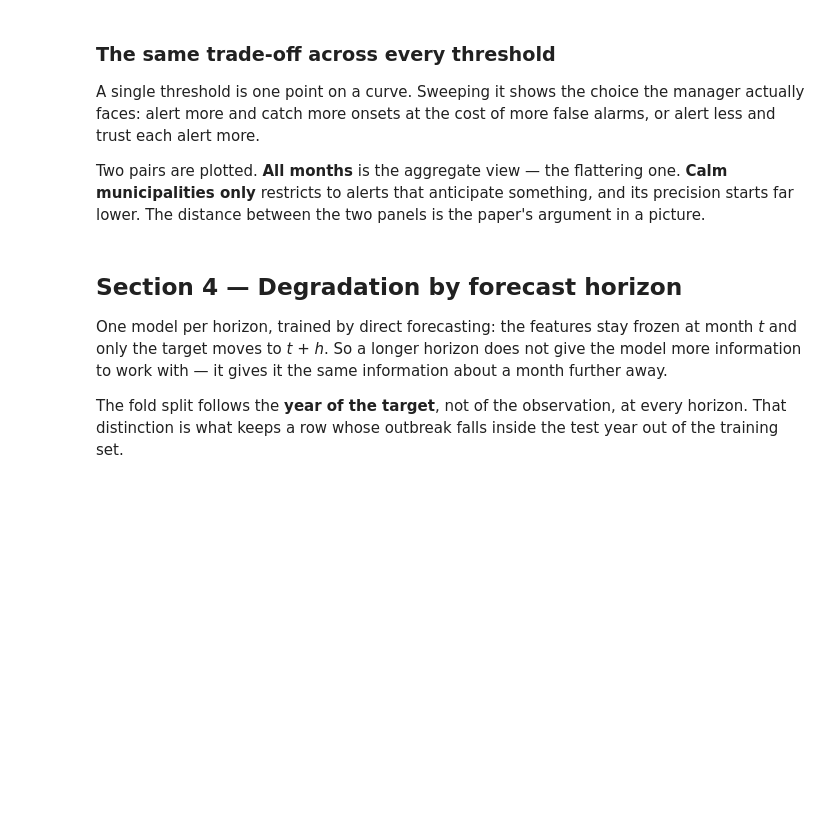
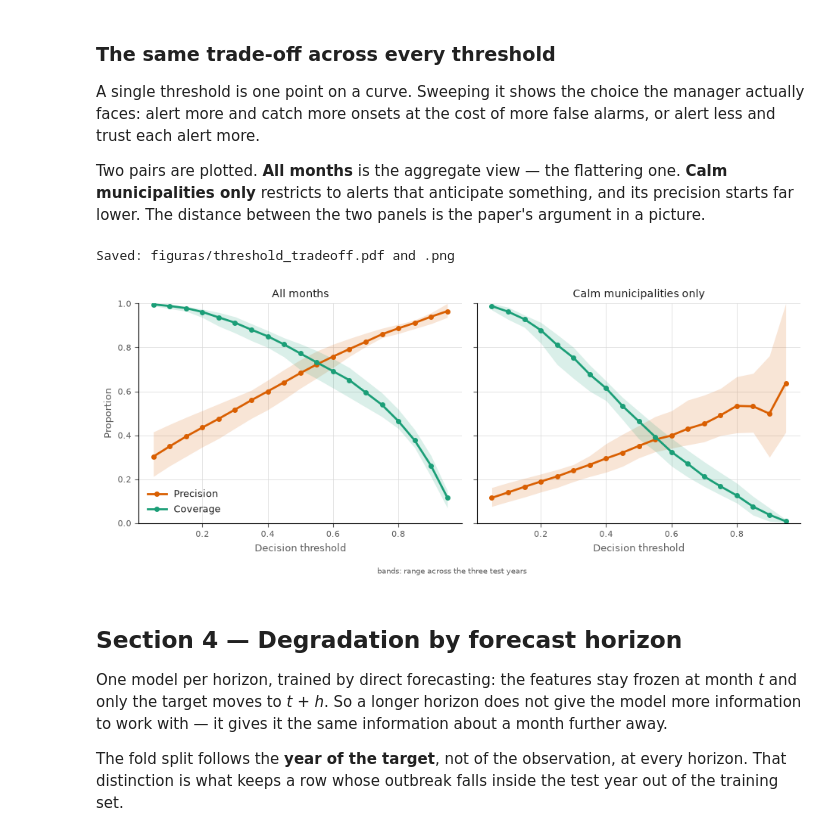
Before and after one commit to LVinaud/arboviral-outbreak-onset, a Jupyter notebook: notebooks/04_results.ipynb, the cells around one changed output. Drawn from its saved outputs; the diff is of its cells as text; code cells hidden in the pictures; blank space fills up the shorter version.

```diff
--- a/notebooks/04_results.ipynb
+++ b/notebooks/04_results.ipynb
@@ -347,35 +435,36 @@ if pred_path.exists() and (preds["model"] == "rf").any():
               ("Calm municipalities only", sweep(rf_preds, grid, True))]
 
     fig, axes = plt.subplots(1, 2, figsize=(9.5, 3.8), sharey=True)
     for ax, (title, curve) in zip(axes, panels):
         # Band = lowest to highest of the three test years.
         ax.fill_between(curve["threshold"], curve["precision_min"],
                         curve["precision_max"], color=C_PRECISION, alpha=0.16, lw=0)
         ax.fill_between(curve["threshold"], curve["coverage_min"],
                         curve["coverage_max"], color=C_COVERAGE, alpha=0.16, lw=0)
         ax.plot(curve["threshold"], curve["precision"], color=C_PRECISION,
                 linewidth=2, marker="o", markersize=4, label="Precision")
         ax.plot(curve["threshold"], curve["coverage"], color=C_COVERAGE,
                 linewidth=2, marker="o", markersize=4, label="Coverage")
         ax.set_title(title, fontsize=10, color=INK)
         ax.set_xlabel("Decision threshold", fontsize=9, color=MUTED)
         ax.set_ylim(0, 1)
         ax.grid(True, color=GRID, linewidth=0.6, alpha=0.8)
         ax.set_axisbelow(True)
         for side in ("top", "right"):
             ax.spines[side].set_visible(False)
         ax.tick_params(colors=MUTED, labelsize=8)
     axes[0].set_ylabel("Proportion", fontsize=9, color=MUTED)
     axes[0].legend(frameon=False, fontsize=9, labelcolor=INK)
     fig.text(0.5, -0.03, "bands: range across the three test years",
              ha="center", fontsize=7.5, color=MUTED)
-    fig.suptitle(f"Precision and coverage by threshold: {DISEASE}, {DEFINITION}, "
-                 f"Random Forest", fontsize=11, color=INK, y=1.02)
     fig.tight_layout()
     for ext in ("pdf", "png"):
         fig.savefig(FIG_DIR / f"threshold_tradeoff.{ext}", bbox_inches="tight", dpi=200)
     print(f"Saved: figuras/threshold_tradeoff.pdf and .png")
     plt.show()
+# %% [output]
+Saved: figuras/threshold_tradeoff.pdf and .png
+[figure, added]
 # %% [markdown]
 ## Section 4 — Degradation by forecast horizon
 
```
Also changed, not shown: parts of 37 cells of this notebook, 32 other files.
